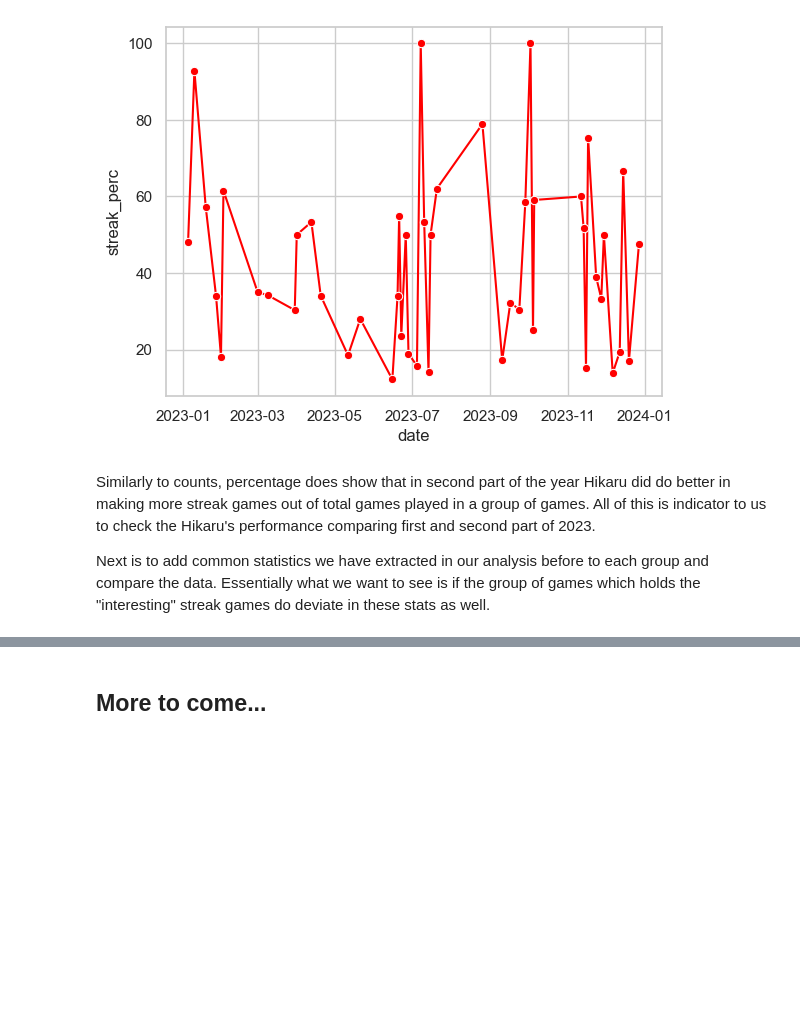
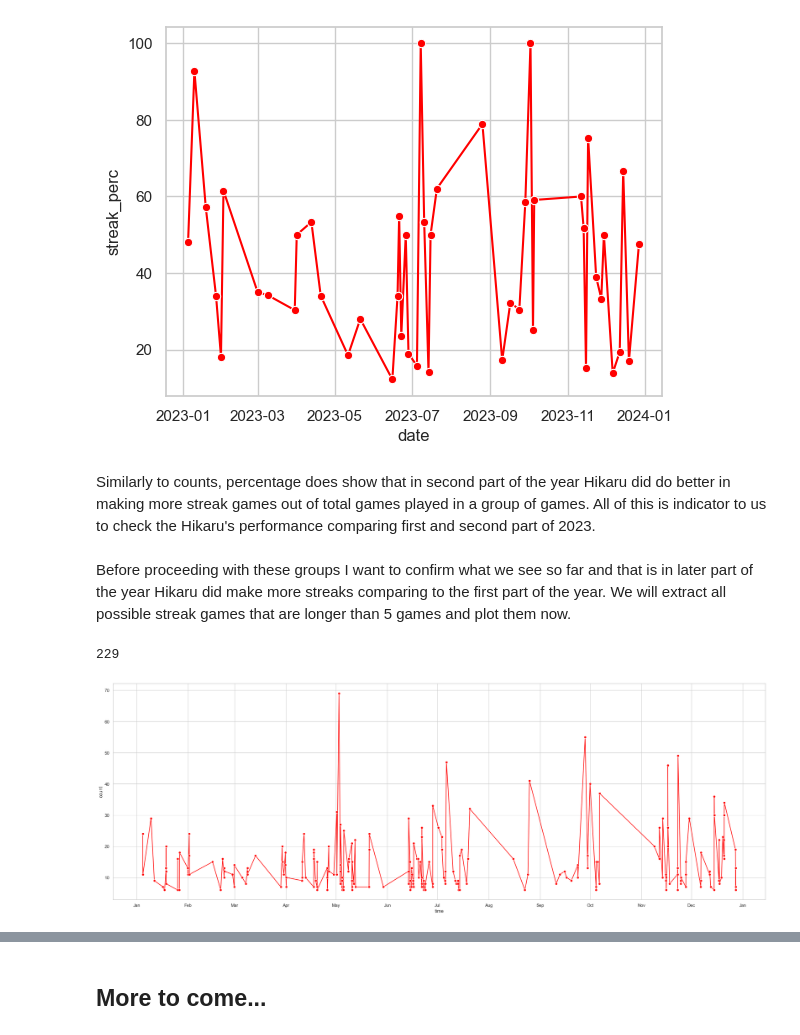
Before and after one commit to vzornic/hikaru-interesting-analysis, a Jupyter notebook: analysis.ipynb, the cells around one changed output, grey strips where cells are left out. Cells and saved outputs as stored; diff of their text form; code cells hidden in the pictures; blank space fills up the shorter version.

```diff
--- a/analysis.ipynb
+++ b/analysis.ipynb
@@ -1518,5 +1519,79 @@ sns.lineplot(x='date', y='streak_perc', data=plot_df, marker='o', linestyle='-',
 [figure]
 # %% [markdown]
 Similarly to counts, percentage does show that in second part of the year Hikaru did do better in making more streak games out of total games played in a group of games. All of this is indicator to us to check the Hikaru's performance comparing first and second part of 2023.
-
-Next is to add common statistics we have extracted in our analysis before to each group and compare the data. Essentially what we want to see is if the group of games which holds the "interesting" streak games do deviate in these stats as well.
+# %% [markdown]
+Before proceeding with these groups I want to confirm what we see so far and that is in later part of the year Hikaru did make more streaks comparing to the first part of the year. We will extract all possible streak games that are longer than 5 games and plot them now.
+# %%
+import matplotlib.dates as mdates
+
+STREAK_MIN_LENGTH = 5
+
+def find_streaks(games):
+    current_streak = []
+    streaks = []
+    draw_game_index = None
+
+    for index, game in games.iterrows():
+        if game['win'] == 100:
+            current_streak.append(game)
+        elif game['draw'] == 100 and draw_game_index is None:
+            draw_game_index = index
+            current_streak.append(game)
+        elif game['draw'] == 100 and draw_game_index is not None:
+            #Check winning streak starting from last draw game
+            inner_games = games.loc[draw_game_index + 1:]
+            inner_streak = find_next_streak(inner_games)
+
+            if len(inner_streak) > STREAK_MIN_LENGTH:
+                streaks.append(inner_streak)
+
+            if len(current_streak) > STREAK_MIN_LENGTH:
+                streaks.append(current_streak)
+            draw_game_index = None
+            current_streak = []
+        else:
+            if len(current_streak) > STREAK_MIN_LENGTH:
+                streaks.append(current_streak)
+            draw_game_index = None
+            current_streak = []
+
+    if len(current_streak) > STREAK_MIN_LENGTH:
+        streaks.append(current_streak)
+    return streaks
+
+def find_next_streak(games):
+    current_streak = []
+    draw_game_index = None
+
+    for index, game in games.iterrows():
+        if game['win'] == 100:
+            current_streak.append(game)
+        elif game['draw'] == 100 and draw_game_index is None:
+            draw_game_index = index
+            current_streak.append(game)
+        else:
+            break
+    return current_streak
+
+all_streaks = find_streaks(filtered_by_180_time_control_df)
+print(len(all_streaks))
+
+data = []
+for streak in all_streaks:
+    start_date = streak[0]['timestamp']
+    count = len(streak)
+    data.append({
+        'time': start_date,
+        'count': count
+    })
+
+basic_stats_df = pd.DataFrame(data, columns=['time', 'count'])
+plt.figure(figsize=(30, 10))
+
+ax = sns.lineplot(x='time', y='count', data=basic_stats_df, marker='o', linestyle='-', color='red')
+# Customize the x-axis date formatting
+ax.xaxis.set_major_locator(mdates.MonthLocator())
+ax.xaxis.set_major_formatter(mdates.DateFormatter('%b'))  # %b for abbreviated month name
+# %% [output]
+229
+[figure, added]
```
Also changed, not shown: parts of 4 cells of this notebook.
